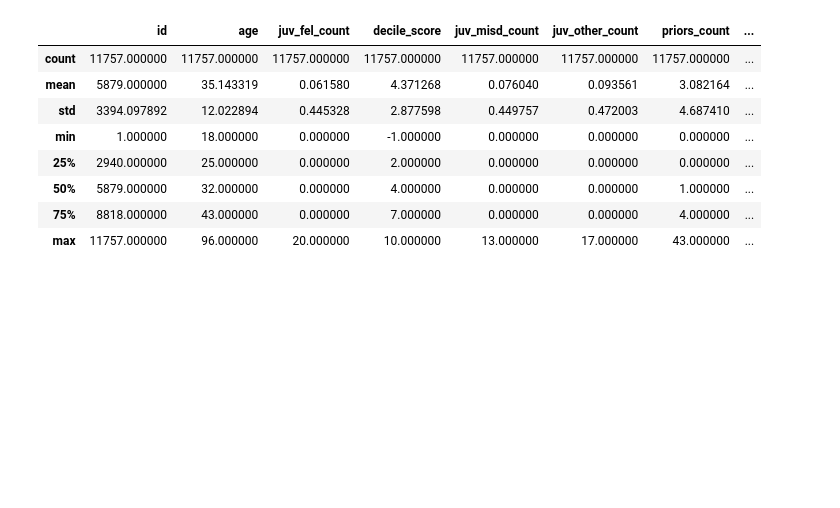
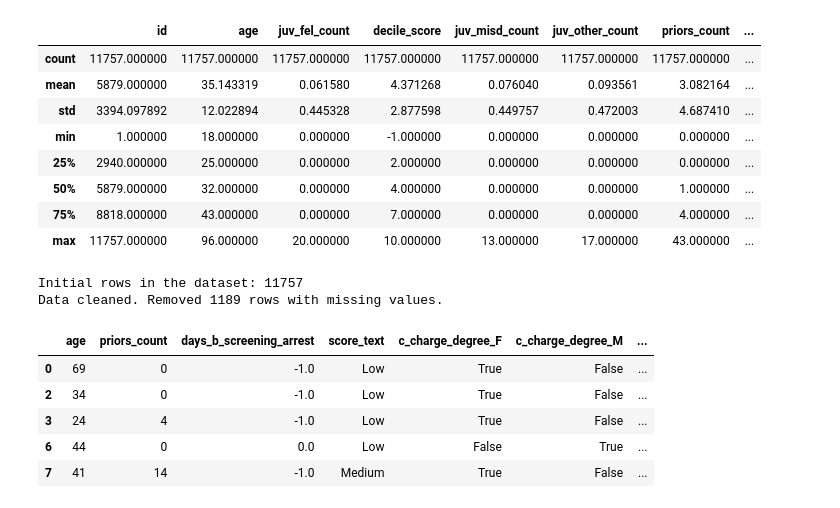
Before and after one commit to MathisAulagnier/Interpr-table_ML, a Jupyter notebook: notebooks/COMPASS/compass_experience.ipynb, the cells around one changed output. Cells and saved outputs as stored; diff of their text form; code cells hidden in the pictures; blank space fills up the shorter version.

```diff
--- a/notebooks/COMPASS/compass_experience.ipynb
+++ b/notebooks/COMPASS/compass_experience.ipynb
@@ -37,3 +66,34 @@ df.describe()
 | 50% | 5879.000000 | 32.000000 | 0.000000 | 4.000000 | 0.000000 | 0.000000 | 1.000000 | ... |
 | 75% | 8818.000000 | 43.000000 | 0.000000 | 7.000000 | 0.000000 | 0.000000 | 4.000000 | ... |
 | max | 11757.000000 | 96.000000 | 20.000000 | 10.000000 | 13.000000 | 17.000000 | 43.000000 | ... |
+# %%
+features = [
+    'age',
+    'c_charge_degree', # The degree of the charge (e.g., Felony, Misdemeanor)
+    'race',
+    'sex',
+    'priors_count', # The number of prior offenses
+    'days_b_screening_arrest' # Days between arrest and COMPAS screening
+]
+target = 'score_text'
+# %%
+df_model = df[features + [target]].copy()
+# %%
+initial_rows = len(df_model)
+print(f"Initial rows in the dataset: {initial_rows}")
+df_model.dropna(inplace=True)
+cleaned_rows = len(df_model)
+print(f"Data cleaned. Removed {initial_rows - cleaned_rows} rows with missing values.")
+# %% [output]
+Initial rows in the dataset: 11757
+Data cleaned. Removed 1189 rows with missing values.
+# %%
+df_model = pd.get_dummies(df_model, columns=['c_charge_degree', 'race', 'sex'], drop_first=False, dtype=bool)
+df_model.head()
+# %% [output]
+|  | age | priors_count | days_b_screening_arrest | score_text | c_charge_degree_F | c_charge_degree_M | ... |
+| 0 | 69 | 0 | -1.0 | Low | True | False | ... |
+| 2 | 34 | 0 | -1.0 | Low | True | False | ... |
+| 3 | 24 | 4 | -1.0 | Low | True | False | ... |
+| 6 | 44 | 0 | 0.0 | Low | False | True | ... |
+| 7 | 41 | 14 | -1.0 | Medium | True | False | ... |
```
Also changed, not shown: parts of 10 cells of this notebook, 7 other files.
